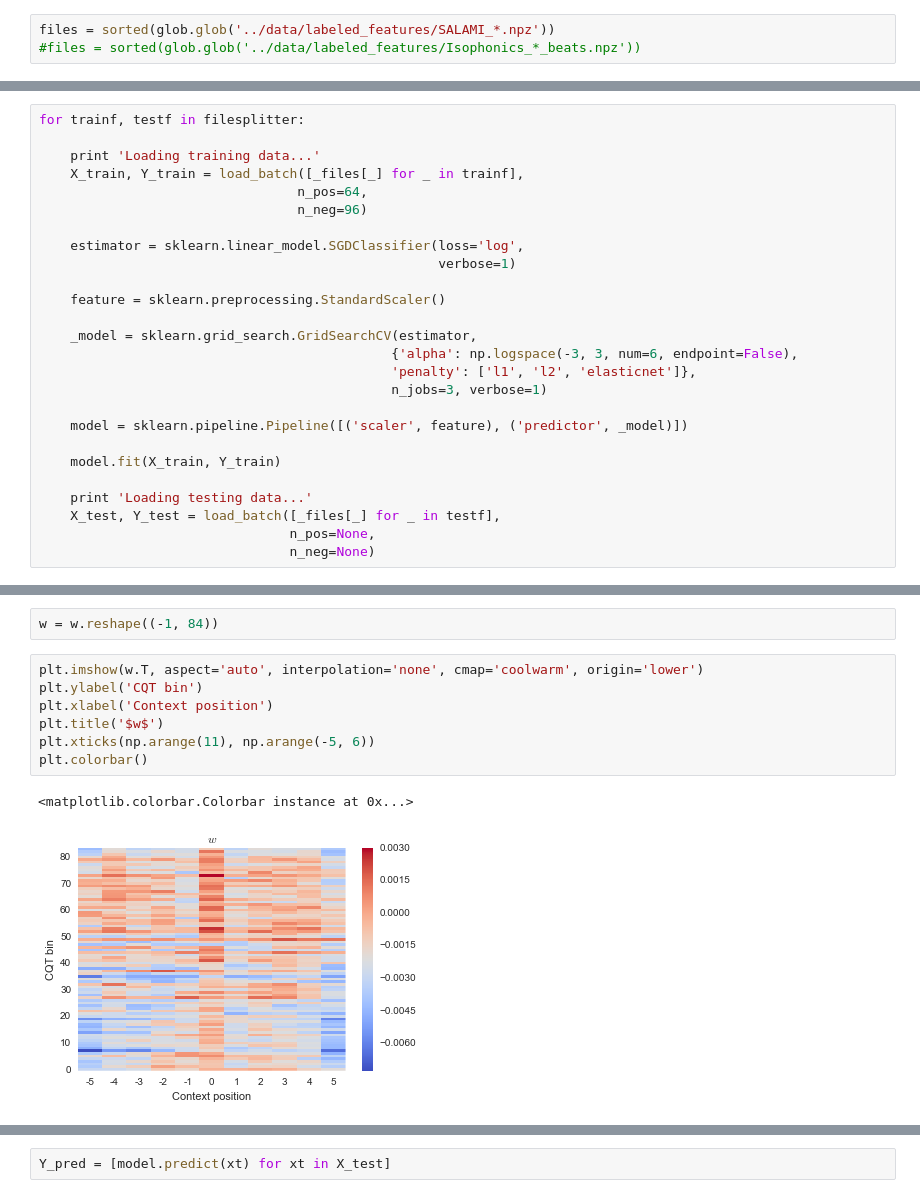
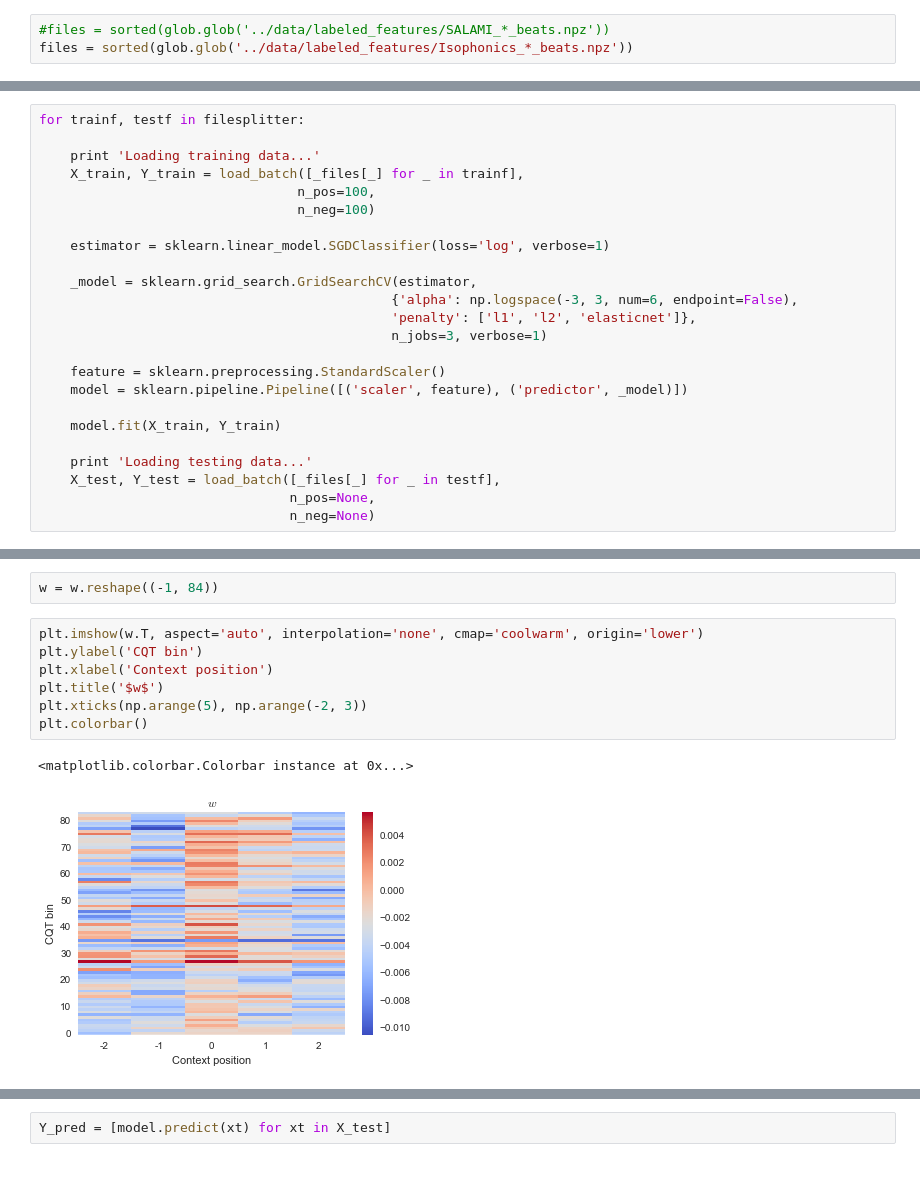
Before and after one commit to urinieto/similarity_classification, a Jupyter notebook: notes/Learning the similarity model.ipynb, the cells around one changed output, grey strips where cells are left out. Cells and saved outputs as stored; diff of their text form.

Commit message:
updated beat models

```diff
--- a/notes/Learning the similarity model.ipynb
+++ b/notes/Learning the similarity model.ipynb
@@ -64,8 +64,8 @@ def load_batch(files, n_pos=32, n_neg=32):
 
     return X, Y
 # %%
-files = sorted(glob.glob('../data/labeled_features/SALAMI_*.npz'))
-#files = sorted(glob.glob('../data/labeled_features/Isophonics_*_beats.npz'))
+#files = sorted(glob.glob('../data/labeled_features/SALAMI_*_beats.npz'))
+files = sorted(glob.glob('../data/labeled_features/Isophonics_*_beats.npz'))
 # %%
 filesplitter = sklearn.cross_validation.ShuffleSplit(len(files), n_iter=1, test_size=0.10, random_state=5)
 _files = np.asarray(files)
@@ -74,19 +81,17 @@ for trainf, testf in filesplitter:
 
     print 'Loading training data...'
     X_train, Y_train = load_batch([_files[_] for _ in trainf],
-                                 n_pos=64,
-                                 n_neg=96)
+                                 n_pos=100,
+                                 n_neg=100)
 
-    estimator = sklearn.linear_model.SGDClassifier(loss='log',
-                                                   verbose=1)
-
-    feature = sklearn.preprocessing.StandardScaler()
+    estimator = sklearn.linear_model.SGDClassifier(loss='log', verbose=1)
 
     _model = sklearn.grid_search.GridSearchCV(estimator,
                                              {'alpha': np.logspace(-3, 3, num=6, endpoint=False),
                                              'penalty': ['l1', 'l2', 'elasticnet']},
                                              n_jobs=3, verbose=1)
 
+    feature = sklearn.preprocessing.StandardScaler()
     model = sklearn.pipeline.Pipeline([('scaler', feature), ('predictor', _model)])
 
     model.fit(X_train, Y_train)
@@ -125,13 +136,13 @@ w = w.reshape((-1, 84))
 # %%
 plt.imshow(w.T, aspect='auto', interpolation='none', cmap='coolwarm', origin='lower')
 plt.ylabel('CQT bin')
 plt.xlabel('Context position')
 plt.title('$w$')
-plt.xticks(np.arange(11), np.arange(-5, 6))
+plt.xticks(np.arange(5), np.arange(-2, 3))
 plt.colorbar()
 # %% [output]
 <matplotlib.colorbar.Colorbar instance at 0x...>
-[figure, old version]
+[figure, new version]
 # %%
 print sklearn.metrics.classification_report(Y_train, model.predict(X_train))
 # %% [output]
```
Also changed, not shown: parts of 10 cells of this notebook, 3 other files.
